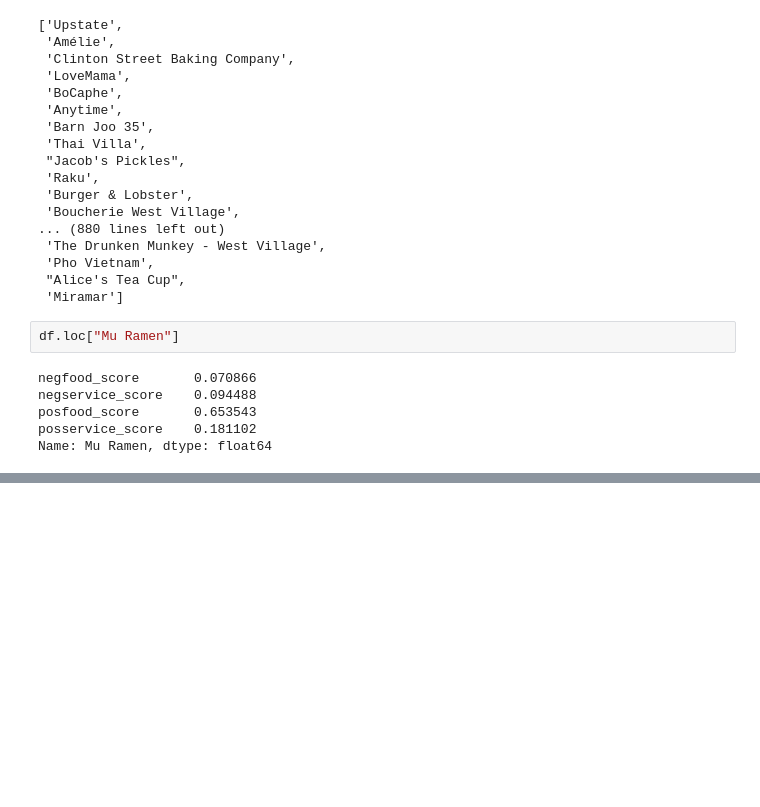
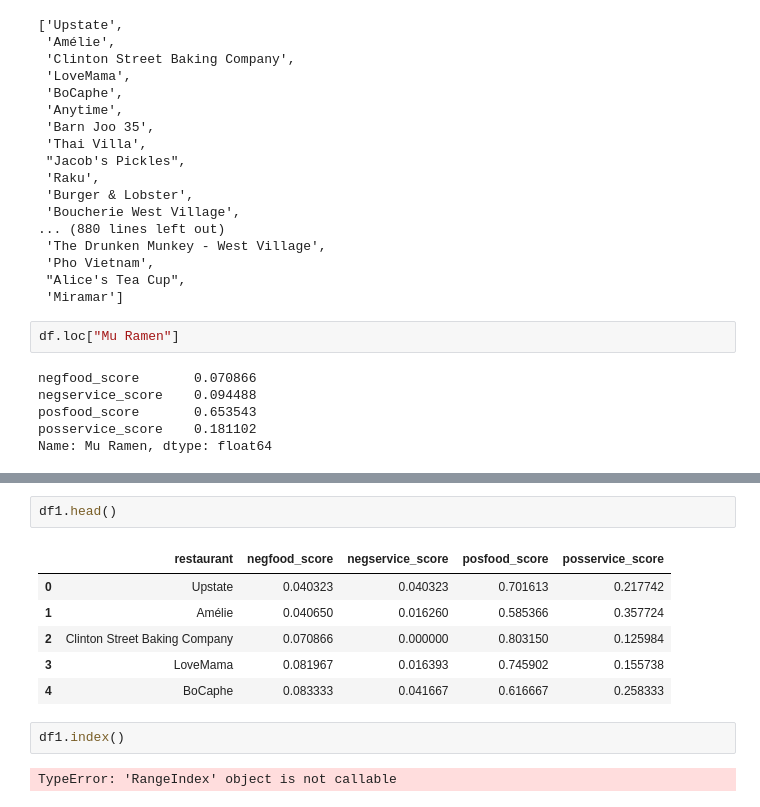
Before and after one commit to hamiltonchangcodes/final_project, a Jupyter notebook: Making Graphs.ipynb, the cells around one changed output, grey strips where cells are left out. Drawn from its saved outputs; the diff is of its cells as text; blank space fills up the shorter version.

```diff
--- a/Making Graphs.ipynb
+++ b/Making Graphs.ipynb
@@ -150,0 +196,13 @@ Name: Mu Ramen, dtype: float64
+# %%
+df1.head()
+# %% [output]
+|  | restaurant | negfood_score | negservice_score | posfood_score | posservice_score |
+| 0 | Upstate | 0.040323 | 0.040323 | 0.701613 | 0.217742 |
+| 1 | Amélie | 0.040650 | 0.016260 | 0.585366 | 0.357724 |
+| 2 | Clinton Street Baking Company | 0.070866 | 0.000000 | 0.803150 | 0.125984 |
+| 3 | LoveMama | 0.081967 | 0.016393 | 0.745902 | 0.155738 |
+| 4 | BoCaphe | 0.083333 | 0.041667 | 0.616667 | 0.258333 |
+# %%
+df1.index()
+# %% [output]
+TypeError: 'RangeIndex' object is not callable
```
Also changed, not shown: parts of 13 cells of this notebook, 6 other files.
